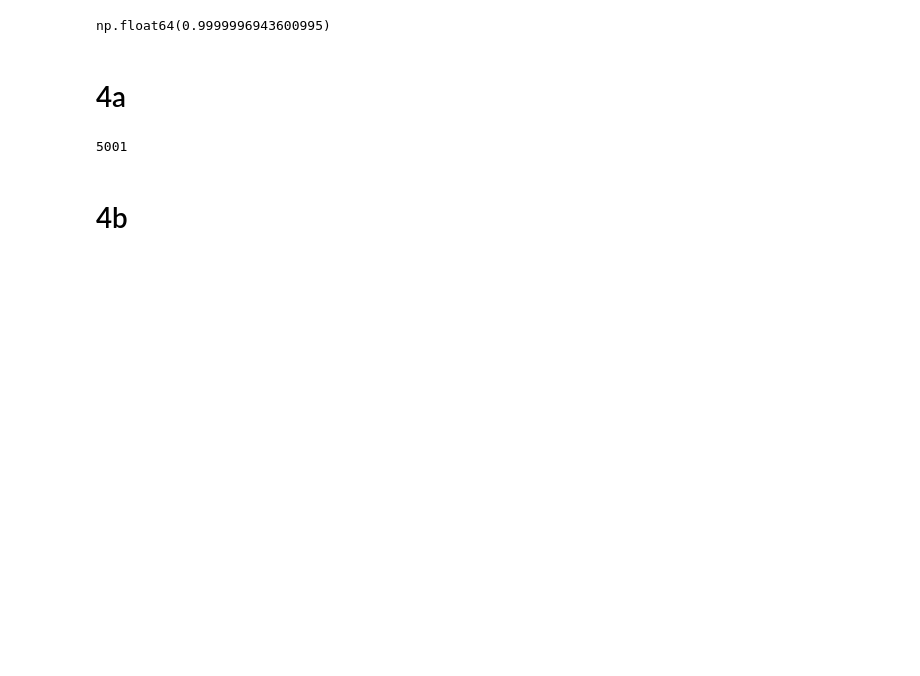
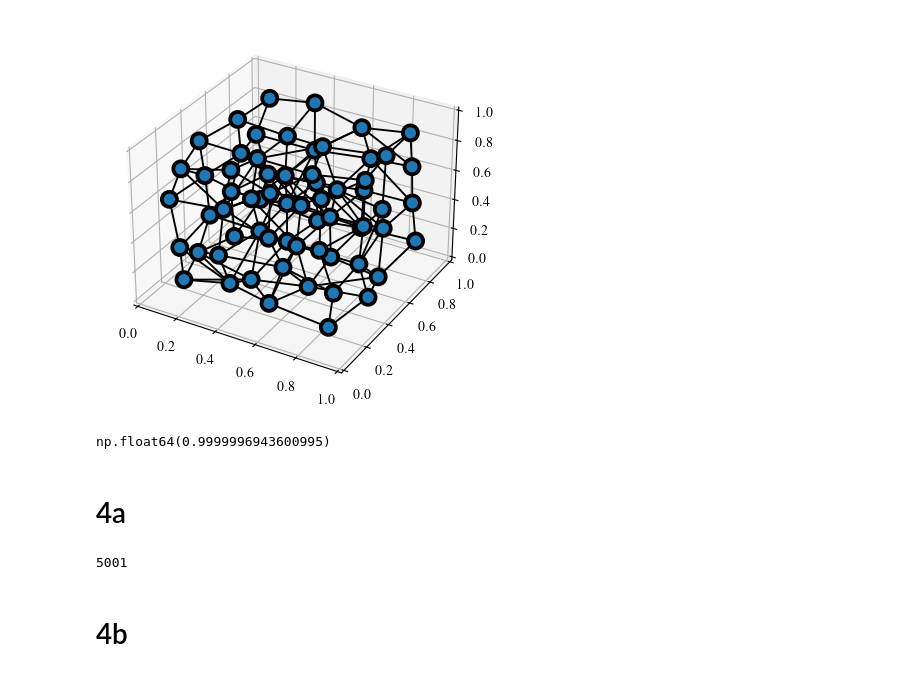
Before and after one commit to lauragoms/TAI-localizer, a Jupyter notebook: fig_3_3D_cluster.ipynb, the cells around one changed output. Drawn from its saved outputs; the diff is of its cells as text; code cells hidden in the pictures; blank space fills up the shorter version.

```diff
--- a/fig_3_3D_cluster.ipynb
+++ b/fig_3_3D_cluster.ipynb
@@ -26,20 +26,23 @@ aps_figwidth = 6.6
 aps_halfwidth = 3.375
 # %%
 from koala import pointsets
-system_size = 10
-sigma = 0.05
+system_size = 4
+sigma = 0.025
 kappa_shift = 0.3
 beta = 1.0
 
 sites = pointsets.grid(system_size, system_size, system_size)
 
 sites = pointsets.move_all_points(sites, sigma, kappa_shift, beta, resolution=10, verbose=True)
 
 bond_distance = 1.3 / system_size
 
-# bonds = bonds_func(sites, bond_distance)
+bonds = bonds_func(sites, bond_distance)
 
-# syst = amorph_3DTI(sites, bonds)
+syst = amorph_3DTI(sites, bonds)
+kwant.plot(syst, site_size=.2, hop_lw=.05);
+# %% [output]
+[figure, added]
 # %%
 from mpi4py import MPI
 # lattice params
```
Also changed, not shown: parts of 5 cells of this notebook, 2 other files.
